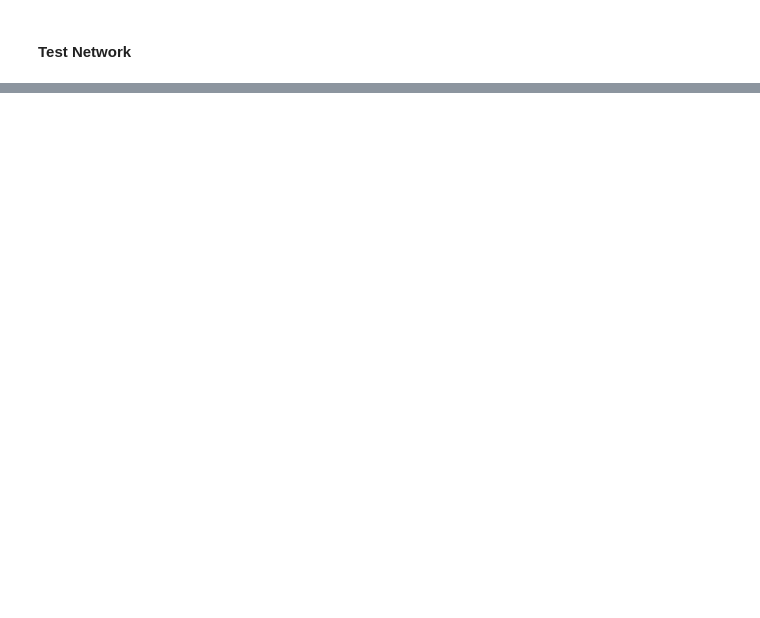
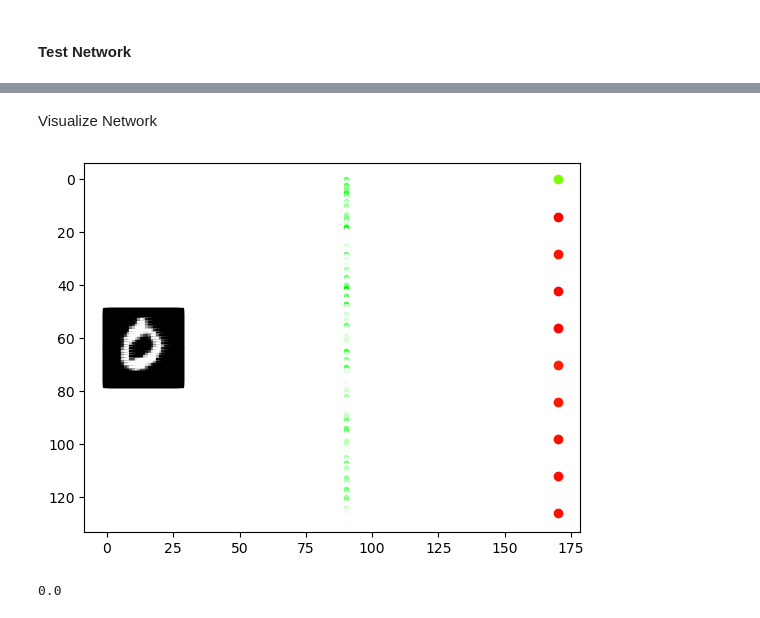
Before and after one commit to mario-ruoff/machine-learning-collection, a Jupyter notebook: neural_network.ipynb, the cells around one changed output, grey strips where cells are left out. Saved outputs shown, nothing was run; the diff lists cells and outputs as text; code cells hidden in the pictures; blank space fills up the shorter version.

```diff
--- a/neural_network.ipynb
+++ b/neural_network.ipynb
@@ -135,3 +137,41 @@ plt.plot(test_losses)
+# %% [markdown]
+Visualize Network
+# %%
+import math
+import matplotlib.pyplot as plt
+
+sample = 3
+pixel_count = len(x_test[sample])
+image_size = math.sqrt(pixel_count)
+
+output_1 = relu(np.dot(x_test[sample], weights_1) + biases_1)
+output_1_norm = (output_1 - output_1.min()) / (output_1.max() - output_1.min())
+output_2 = softmax(np.dot(output_1_norm, weights_2) + biases_2)
+
+for index, value in enumerate(x_test[sample]):
+    x = index % image_size
+    y = index // image_size
+    color = (value, value, value)
+    plt.plot(x, y+50, 's', color=color)
+    # plt.plot([x, 90], [y+50, index], color=color)
+
+for index, value in enumerate(output_1_norm):
+    # color = (min(1, 1 - value), min(1, 1 + value), 0) # weights
+    # color = (min(0.5, 1 - value) * 2, min(0.5, value) * 2, 0)
+    color = (1-value, 1, 1-value)
+    plt.plot(90, index, '.', color=color)
+
+for index, value in enumerate(output_2):
+    color = (min(0.5, 1 - value) * 2, min(0.5, value) * 2, 0)
+    plt.plot(170, index*14, 'o', color=color)
+
+plt.gca().invert_yaxis()
+plt.axis('equal')
+plt.show()
+print(x_train[0].min())
+# %% [output]
+[figure, added]
+0.0
 # %%
 # Print max value index
 max_index = test_losses.index(max(test_losses))
```
Also changed, not shown: parts of 4 cells of this notebook.
